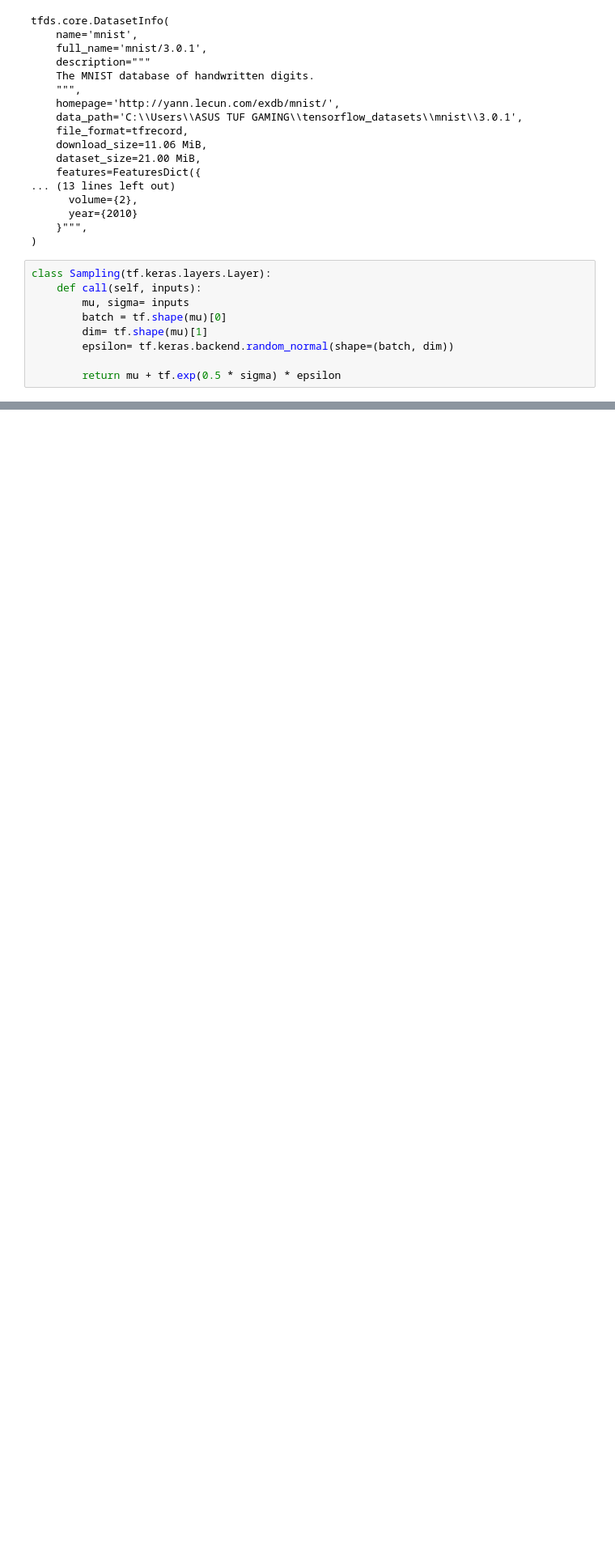
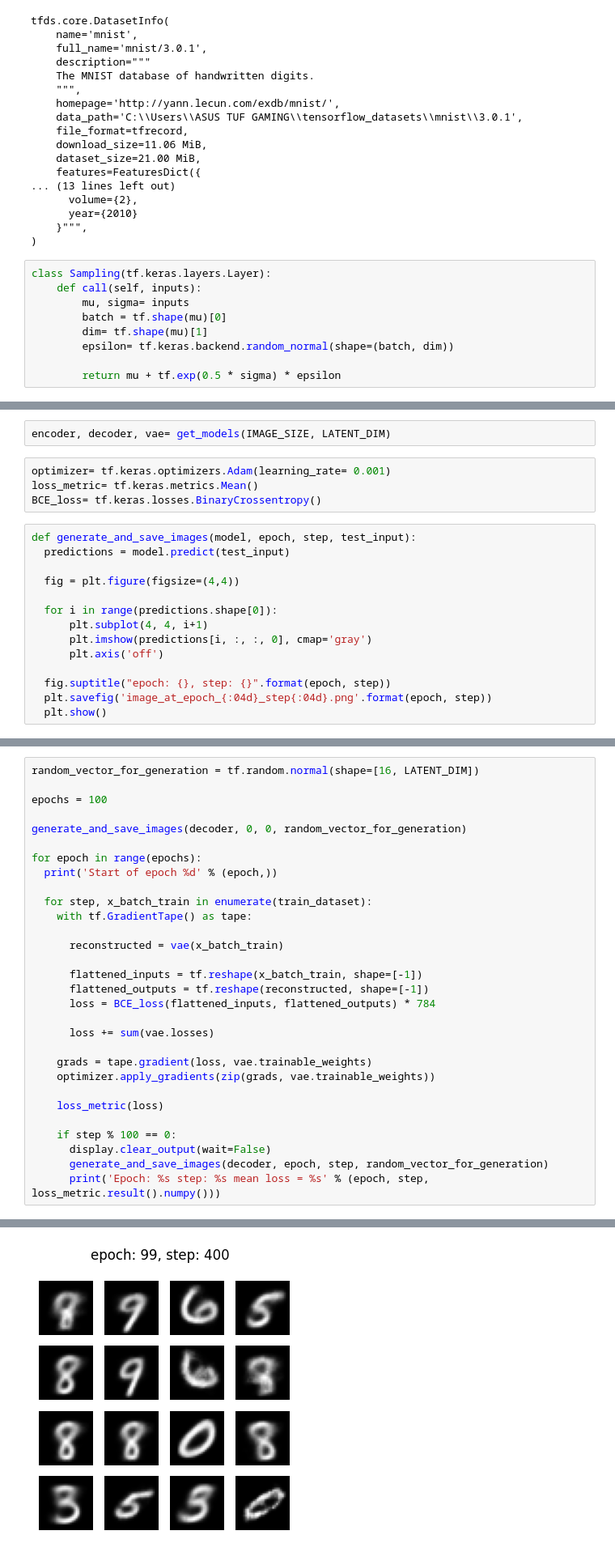
Before and after one commit to Benedixx/variational-auto-encoder, a Jupyter notebook: vae.ipynb, the cells around one changed output, grey strips where cells are left out. Shown at 81% size. Saved outputs shown, nothing was run; the diff lists cells and outputs as text; blank space fills up the shorter version.

Commit message:
update: post training

```diff
--- a/vae.ipynb
+++ b/vae.ipynb
@@ -73,0 +131,20 @@ def encoder(inputs, latent_dim):
+# %%
+encoder, decoder, vae= get_models(IMAGE_SIZE, LATENT_DIM)
+# %%
+optimizer= tf.keras.optimizers.Adam(learning_rate= 0.001)
+loss_metric= tf.keras.metrics.Mean()
+BCE_loss= tf.keras.losses.BinaryCrossentropy()
+# %%
+def generate_and_save_images(model, epoch, step, test_input):
+  predictions = model.predict(test_input)
+
+  fig = plt.figure(figsize=(4,4))
+
+  for i in range(predictions.shape[0]):
+      plt.subplot(4, 4, i+1)
+      plt.imshow(predictions[i, :, :, 0], cmap='gray')
+      plt.axis('off')
+
+  fig.suptitle("epoch: {}, step: {}".format(epoch, step))
+  plt.savefig('image_at_epoch_{:04d}_step{:04d}.png'.format(epoch, step))
+  plt.show()
@@ -73,0 +171,31 @@ def encoder(inputs, latent_dim):
+# %%
+random_vector_for_generation = tf.random.normal(shape=[16, LATENT_DIM])
+
+epochs = 100
+
+generate_and_save_images(decoder, 0, 0, random_vector_for_generation)
+
+for epoch in range(epochs):
+  print('Start of epoch %d' % (epoch,))
+
+  for step, x_batch_train in enumerate(train_dataset):
+    with tf.GradientTape() as tape:
+
+      reconstructed = vae(x_batch_train)
+
+      flattened_inputs = tf.reshape(x_batch_train, shape=[-1])
+      flattened_outputs = tf.reshape(reconstructed, shape=[-1])
+      loss = BCE_loss(flattened_inputs, flattened_outputs) * 784
+
+      loss += sum(vae.losses)
+
+    grads = tape.gradient(loss, vae.trainable_weights)
+    optimizer.apply_gradients(zip(grads, vae.trainable_weights))
+
+    loss_metric(loss)
+
+    if step % 100 == 0:
+      display.clear_output(wait=False)
+      generate_and_save_images(decoder, epoch, step, random_vector_for_generation)
+      print('Epoch: %s step: %s mean loss = %s' % (epoch, step, loss_metric.result().numpy()))
+# %% [output]
@@ -73,0 +203 @@ def encoder(inputs, latent_dim):
+[figure, added]
```
Also changed, not shown: parts of 12 cells of this notebook, 1 other file.
